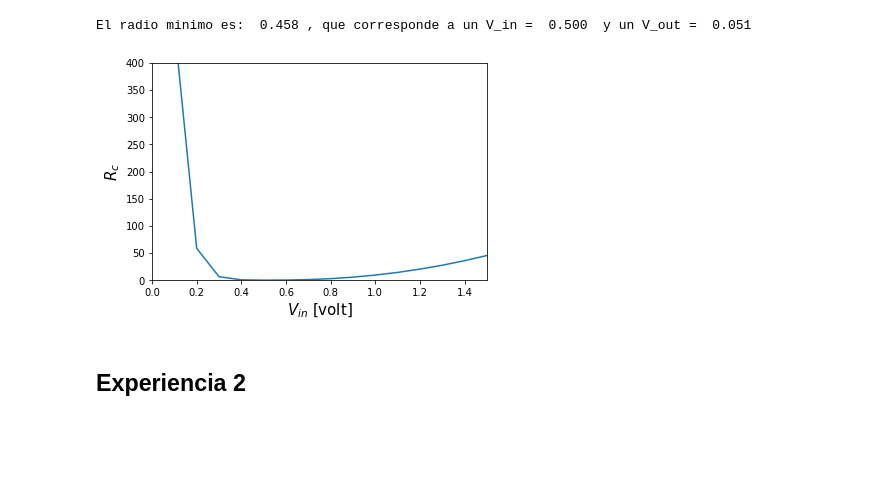
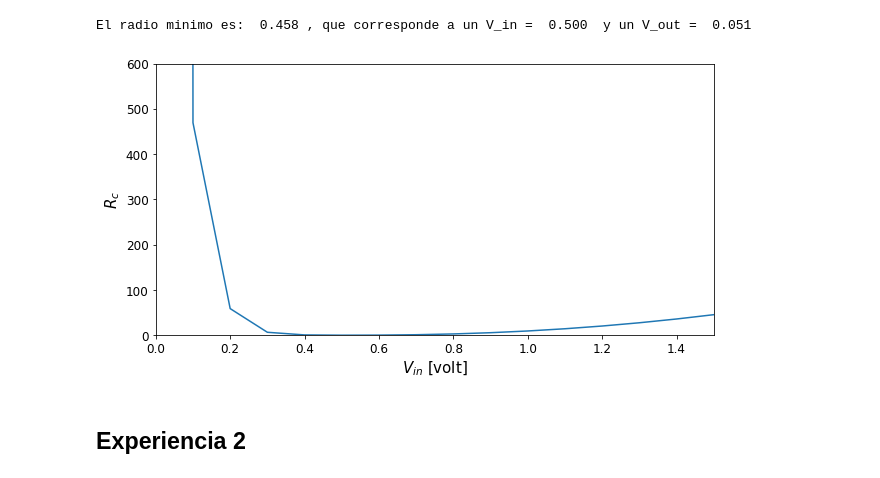
Before and after one commit to vecheto/astro_experimental, a Jupyter notebook: Tarea 3/codigo.ipynb, the cells around one changed output. Cells and saved outputs as stored; diff of their text form; code cells hidden in the pictures; blank space fills up the shorter version.

```diff
--- a/Tarea 3/codigo.ipynb
+++ b/Tarea 3/codigo.ipynb
@@ -184,14 +186,18 @@ print('El radio minimo es: ', '{:.3F}'.format(float(R_c[i])),
 # %% [output]
 El radio minimo es:  0.458 , que corresponde a un V_in =  0.500  y un V_out =  0.051
 # %%
+plt.figure(figsize=(10,5))
 plt.plot(V_in, R_c)
 plt.ylabel('$R_c$', size=15)
 plt.xlabel('$V_{in}$ [volt]', size=15)
+plt.xticks(fontsize=12)
+plt.yticks(fontsize=12)
 plt.xlim(0,1.5)
-plt.ylim(0,400)
+plt.ylim(0,600)
+plt.savefig('radiocurvatura.png')
 plt.show()
 # %% [output]
-[figure, old version]
+[figure, new version]
 # %% [markdown]
 ## Experiencia 2
 # %% [markdown]
```
Also changed, not shown: parts of 12 cells of this notebook, 29 other files.
